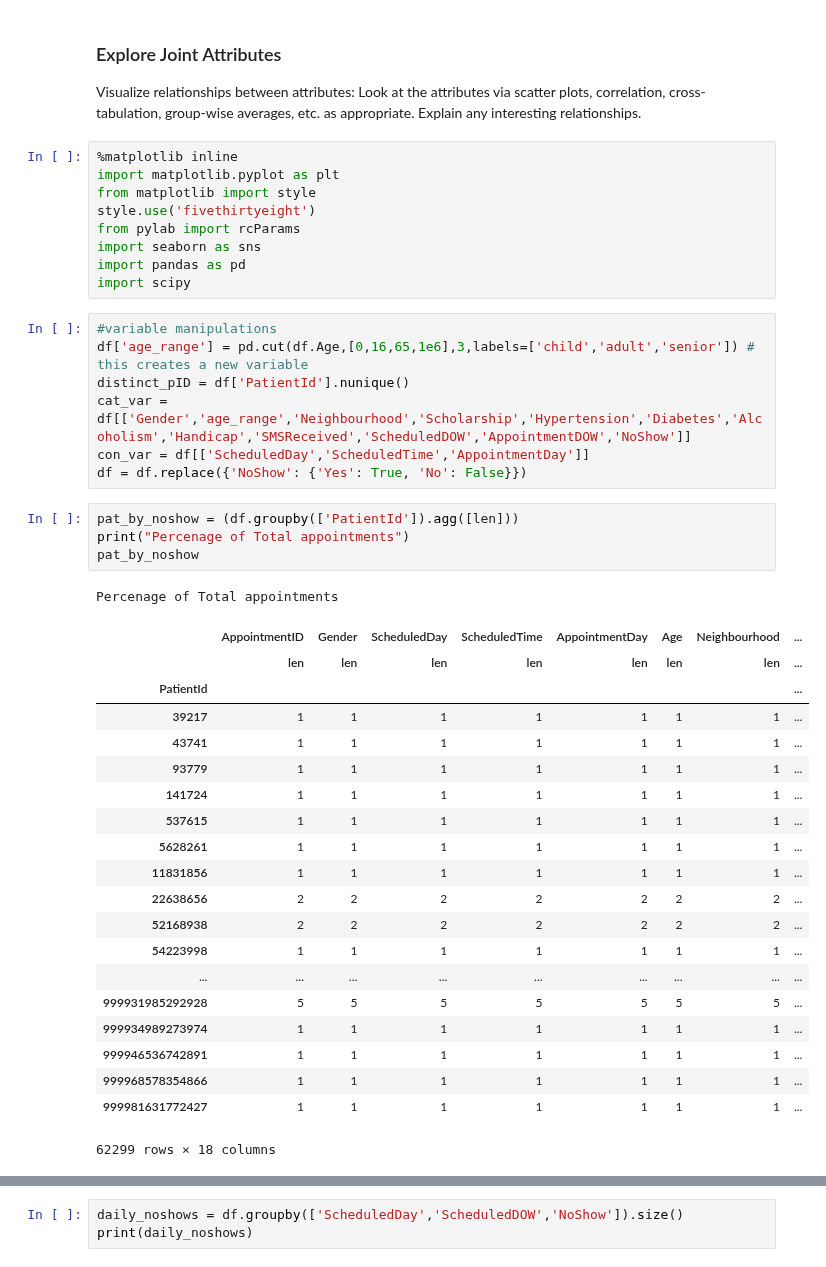
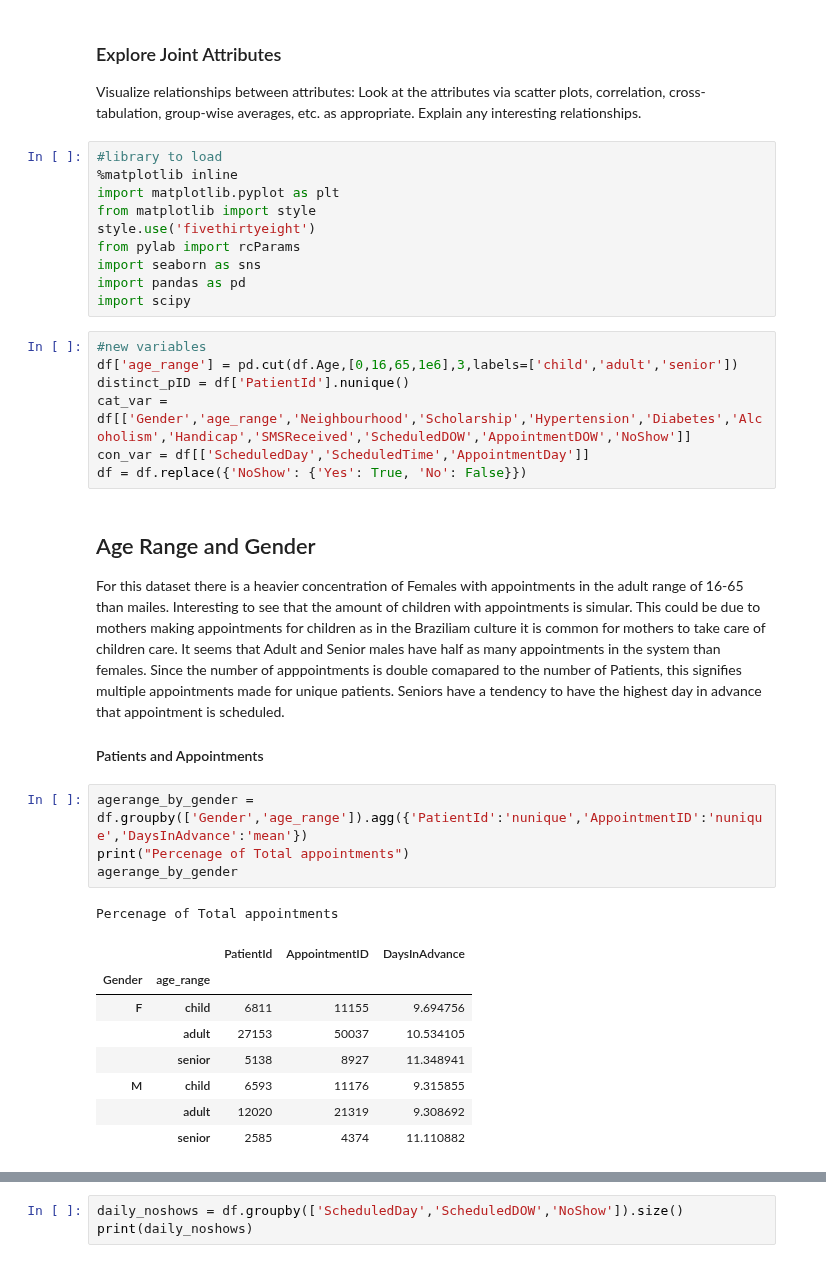
Before and after one commit to cdmorgan103/7331DataMiningNoShow, a Jupyter notebook: 7331DataMiningNoShow_CR.ipynb, the cells around one changed output, grey strips where cells are left out. Cells and saved outputs as stored; diff of their text form.

```diff
--- a/7331DataMiningNoShow_CR.ipynb
+++ b/7331DataMiningNoShow_CR.ipynb
@@ -345,6 +345,7 @@ memory usage: 8.5+ MB
 ### Explore Joint Attributes
 Visualize relationships between attributes: Look at the attributes via scatter plots, correlation, cross-tabulation, group-wise averages, etc. as appropriate. Explain any interesting relationships.
 # %%
+#library to load
 %matplotlib inline
 import matplotlib.pyplot as plt
 from matplotlib import style
@@ -354,35 +355,30 @@ import seaborn as sns
 import pandas as pd
 import scipy
 # %%
-#variable manipulations
-df['age_range'] = pd.cut(df.Age,[0,16,65,1e6],3,labels=['child','adult','senior']) # this creates a new variable
+#new variables
+df['age_range'] = pd.cut(df.Age,[0,16,65,1e6],3,labels=['child','adult','senior'])
 distinct_pID = df['PatientId'].nunique()
 cat_var = df[['Gender','age_range','Neighbourhood','Scholarship','Hypertension','Diabetes','Alcoholism','Handicap','SMSReceived','ScheduledDOW','AppointmentDOW','NoShow']]
 con_var = df[['ScheduledDay','ScheduledTime','AppointmentDay']]
 df = df.replace({'NoShow': {'Yes': True, 'No': False}})
+# %% [markdown]
+## Age Range and Gender
+For this dataset there is a heavier concentration of Females with appointments in the adult range of 16-65 than mailes.
+Interesting to see that the amount of children with appointments is simular. This could be due to mothers making appointments for children as in the Braziliam culture it is common for mothers to take care of children care. It seems that Adult and Senior males have half as many appointments in the system than females.
+Since the number of apppointments is double comapared to the number of Patients, this signifies multiple appointments made for unique patients.
+Seniors have a tendency to have the highest day in advance that appointment is scheduled.
+#### Patients and Appointments
 # %%
-pat_by_noshow = (df.groupby(['PatientId']).agg([len]))
+agerange_by_gender = df.groupby(['Gender','age_range']).agg({'PatientId':'nunique','AppointmentID':'nunique','DaysInAdvance':'mean'})
 print("Percenage of Total appointments")
-pat_by_noshow
+agerange_by_gender
 # %% [output]
 Percenage of Total appointments
-|  | AppointmentID | Gender | ScheduledDay | ScheduledTime | AppointmentDay | Age | Neighbourhood | ... |
-|  | len | len | len | len | len | len | len | ... |
-| PatientId |  |  |  |  |  |  |  | ... |
-| 39217 | 1 | 1 | 1 | 1 | 1 | 1 | 1 | ... |
-| 43741 | 1 | 1 | 1 | 1 | 1 | 1 | 1 | ... |
-| 93779 | 1 | 1 | 1 | 1 | 1 | 1 | 1 | ... |
-| 141724 | 1 | 1 | 1 | 1 | 1 | 1 | 1 | ... |
-| 537615 | 1 | 1 | 1 | 1 | 1 | 1 | 1 | ... |
-| 5628261 | 1 | 1 | 1 | 1 | 1 | 1 | 1 | ... |
-| 11831856 | 1 | 1 | 1 | 1 | 1 | 1 | 1 | ... |
-| 22638656 | 2 | 2 | 2 | 2 | 2 | 2 | 2 | ... |
-| 52168938 | 2 | 2 | 2 | 2 | 2 | 2 | 2 | ... |
-| 54223998 | 1 | 1 | 1 | 1 | 1 | 1 | 1 | ... |
-| ... | ... | ... | ... | ... | ... | ... | ... | ... |
-| 999931985292928 | 5 | 5 | 5 | 5 | 5 | 5 | 5 | ... |
-| 999934989273974 | 1 | 1 | 1 | 1 | 1 | 1 | 1 | ... |
-| 999946536742891 | 1 | 1 | 1 | 1 | 1 | 1 | 1 | ... |
-| 999968578354866 | 1 | 1 | 1 | 1 | 1 | 1 | 1 | ... |
-| 999981631772427 | 1 | 1 | 1 | 1 | 1 | 1 | 1 | ... |
+|  |  | PatientId | AppointmentID | DaysInAdvance |
+| Gender | age_range |  |  |  |
+| F | child | 6811 | 11155 | 9.694756 |
+|  | adult | 27153 | 50037 | 10.534105 |
+|  | senior | 5138 | 8927 | 11.348941 |
+| M | child | 6593 | 11176 | 9.315855 |
+|  | adult | 12020 | 21319 | 9.308692 |
+|  | senior | 2585 | 4374 | 11.110882 |
-62299 rows × 18 columns
```
Also changed, not shown: parts of 26 cells of this notebook.
